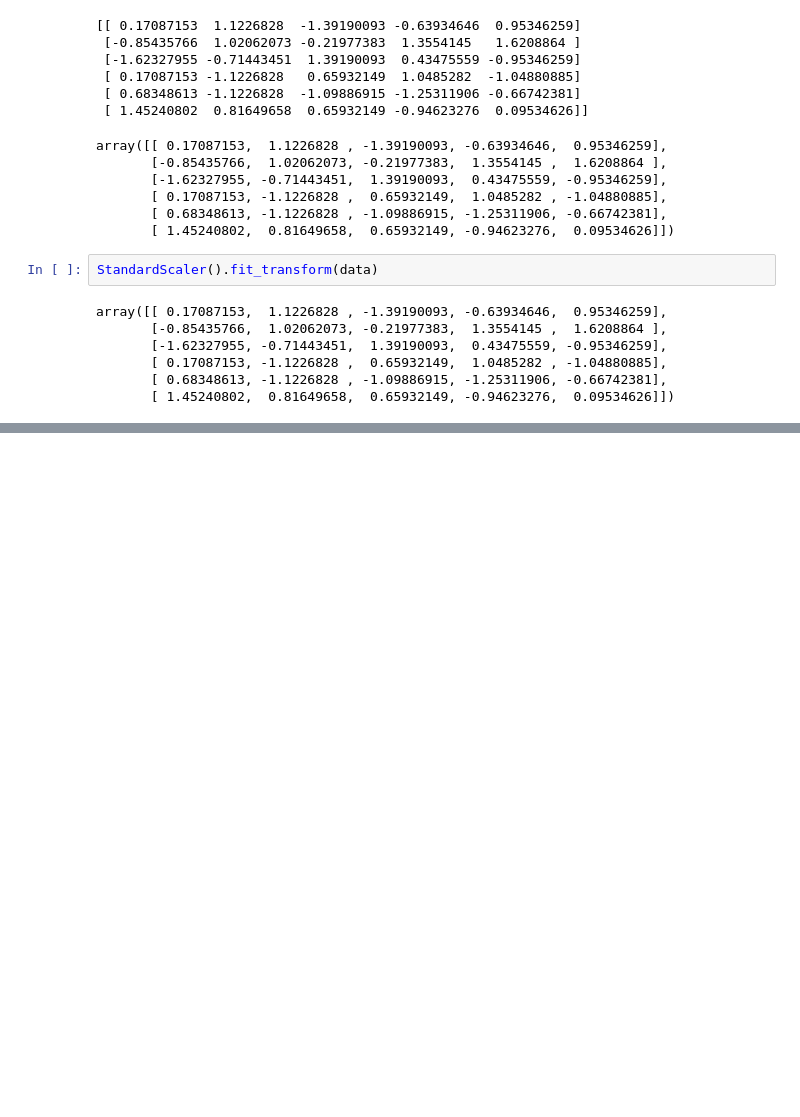
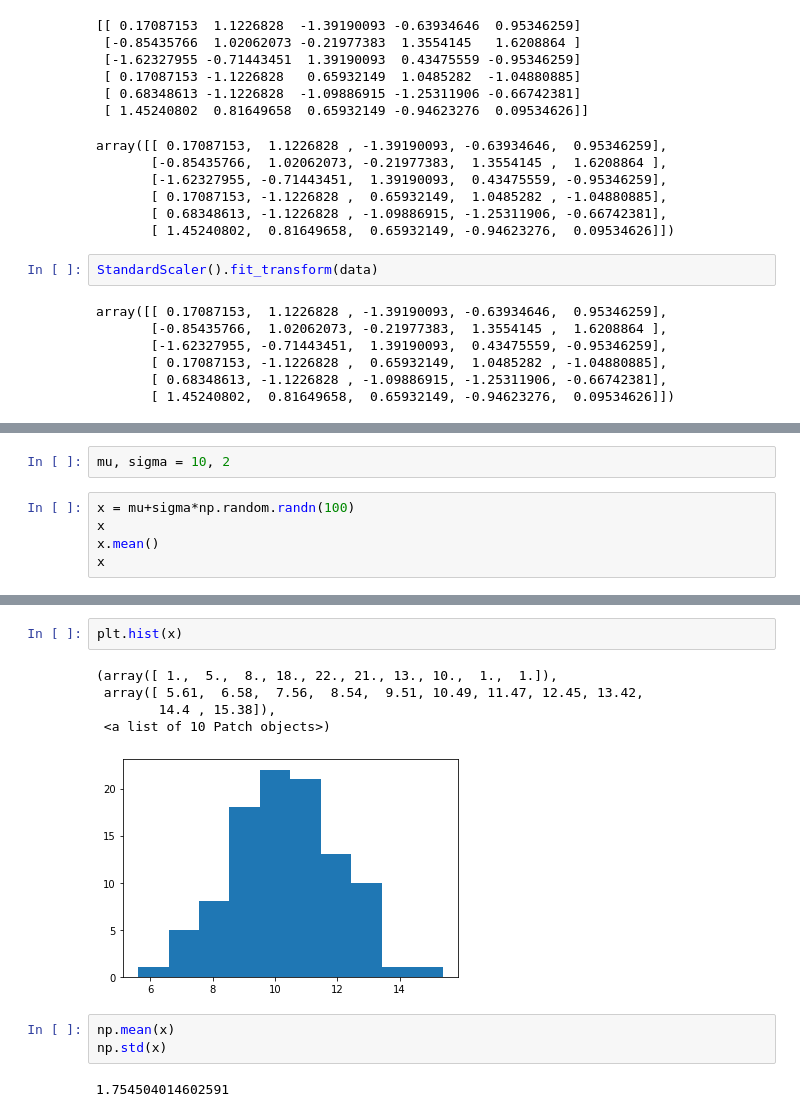
Before and after one commit to ikeven94/py_repo, a Jupyter notebook: Pandas_Numpy/Pandas_Scaling.ipynb, the cells around one changed output, grey strips where cells are left out. Cells and saved outputs as stored; diff of their text form; blank space fills up the shorter version.

```diff
--- a/Pandas_Numpy/Pandas_Scaling.ipynb
+++ b/Pandas_Numpy/Pandas_Scaling.ipynb
@@ -365,0 +375,7 @@ array([[ 0.17087153,  1.1226828 , -1.39190093, -0.63934646,  0.95346259],
+# %%
+mu, sigma = 10, 2
+# %%
+x = mu+sigma*np.random.randn(100)
+x
+x.mean()
+x
@@ -365,0 +395,13 @@ array([[ 0.17087153,  1.1226828 , -1.39190093, -0.63934646,  0.95346259],
+# %%
+plt.hist(x)
+# %% [output]
+(array([ 1.,  5.,  8., 18., 22., 21., 13., 10.,  1.,  1.]),
+ array([ 5.61,  6.58,  7.56,  8.54,  9.51, 10.49, 11.47, 12.45, 13.42,
+        14.4 , 15.38]),
+ <a list of 10 Patch objects>)
+[figure, added]
+# %%
+np.mean(x)
+np.std(x)
+# %% [output]
+1.754504014602591
```
Also changed, not shown: parts of 38 cells of this notebook.
